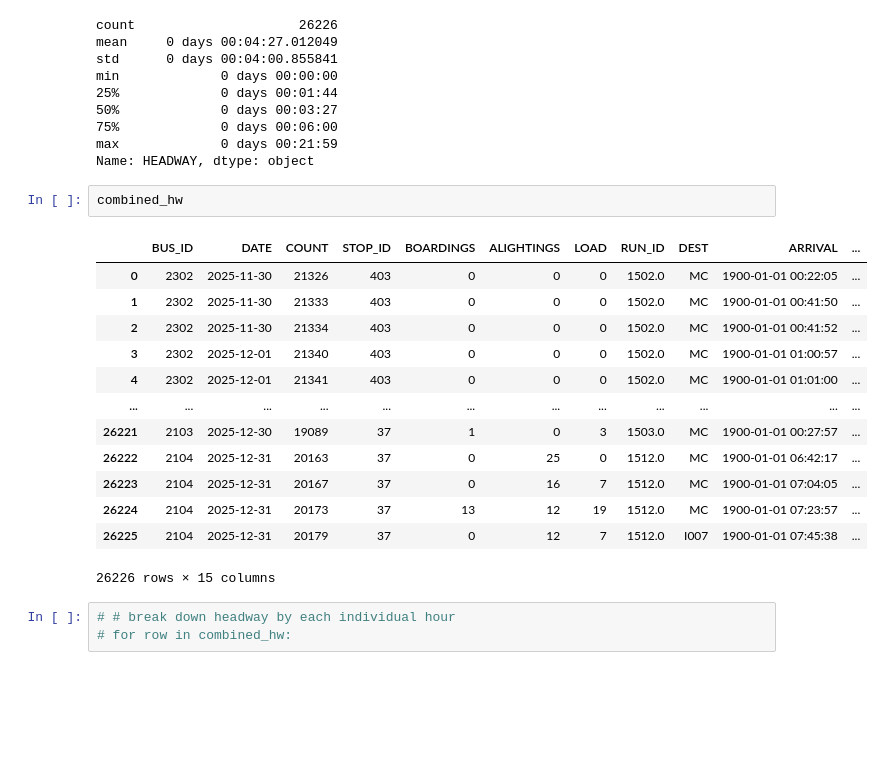
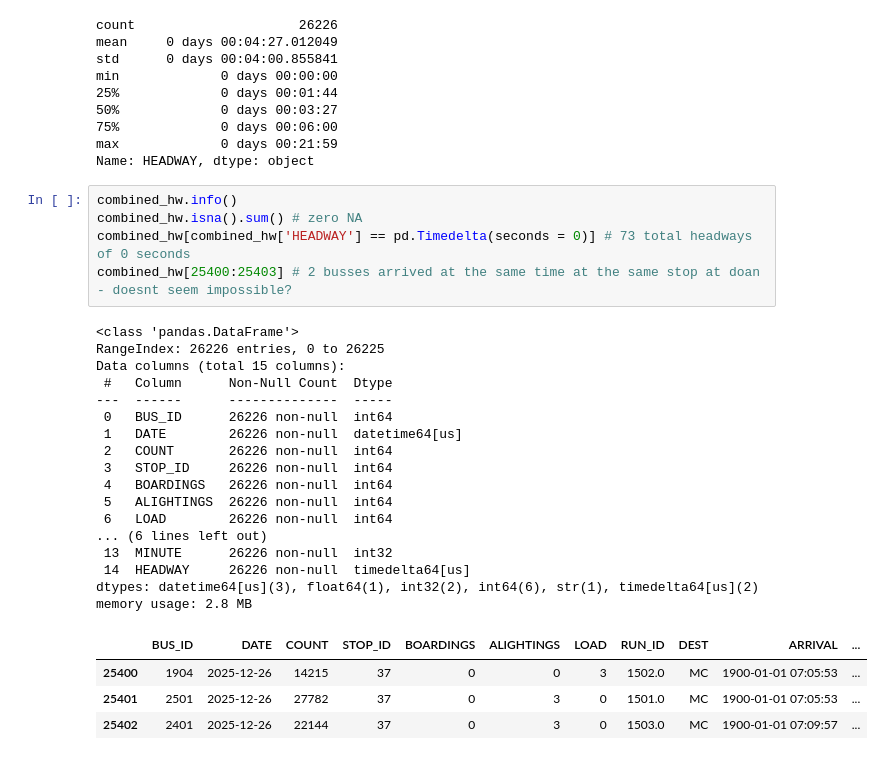
Before and after one commit to morgan1461/WMC-dashboard, a Jupyter notebook: main.ipynb, the cells around one changed output. Cells and saved outputs as stored; diff of their text form; blank space fills up the shorter version.

```diff
--- a/main.ipynb
+++ b/main.ipynb
@@ -366,21 +371,29 @@ min             0 days 00:00:00
 max             0 days 00:21:59
 Name: HEADWAY, dtype: object
 # %%
-combined_hw
+combined_hw.info()
+combined_hw.isna().sum() # zero NA
+combined_hw[combined_hw['HEADWAY'] == pd.Timedelta(seconds = 0)] # 73 total headways of 0 seconds
+combined_hw[25400:25403] # 2 busses arrived at the same time at the same stop at doan - doesnt seem impossible?
 # %% [output]
+<class 'pandas.DataFrame'>
+RangeIndex: 26226 entries, 0 to 26225
+Data columns (total 15 columns):
+ #   Column      Non-Null Count  Dtype
+---  ------      --------------  -----
+ 0   BUS_ID      26226 non-null  int64
+ 1   DATE        26226 non-null  datetime64[us]
+ 2   COUNT       26226 non-null  int64
+ 3   STOP_ID     26226 non-null  int64
+ 4   BOARDINGS   26226 non-null  int64
+ 5   ALIGHTINGS  26226 non-null  int64
+ 6   LOAD        26226 non-null  int64
+... (6 lines left out)
+ 13  MINUTE      26226 non-null  int32
+ 14  HEADWAY     26226 non-null  timedelta64[us]
+dtypes: datetime64[us](3), float64(1), int32(2), int64(6), str(1), timedelta64[us](2)
+memory usage: 2.8 MB
 |  | BUS_ID | DATE | COUNT | STOP_ID | BOARDINGS | ALIGHTINGS | LOAD | RUN_ID | DEST | ARRIVAL | ... |
-| 0 | 2302 | 2025-11-30 | 21326 | 403 | 0 | 0 | 0 | 1502.0 | MC | 1900-01-01 00:22:05 | ... |
-| 1 | 2302 | 2025-11-30 | 21333 | 403 | 0 | 0 | 0 | 1502.0 | MC | 1900-01-01 00:41:50 | ... |
-| 2 | 2302 | 2025-11-30 | 21334 | 403 | 0 | 0 | 0 | 1502.0 | MC | 1900-01-01 00:41:52 | ... |
-| 3 | 2302 | 2025-12-01 | 21340 | 403 | 0 | 0 | 0 | 1502.0 | MC | 1900-01-01 01:00:57 | ... |
-| 4 | 2302 | 2025-12-01 | 21341 | 403 | 0 | 0 | 0 | 1502.0 | MC | 1900-01-01 01:01:00 | ... |
-| ... | ... | ... | ... | ... | ... | ... | ... | ... | ... | ... | ... |
-| 26221 | 2103 | 2025-12-30 | 19089 | 37 | 1 | 0 | 3 | 1503.0 | MC | 1900-01-01 00:27:57 | ... |
-| 26222 | 2104 | 2025-12-31 | 20163 | 37 | 0 | 25 | 0 | 1512.0 | MC | 1900-01-01 06:42:17 | ... |
-| 26223 | 2104 | 2025-12-31 | 20167 | 37 | 0 | 16 | 7 | 1512.0 | MC | 1900-01-01 07:04:05 | ... |
-| 26224 | 2104 | 2025-12-31 | 20173 | 37 | 13 | 12 | 19 | 1512.0 | MC | 1900-01-01 07:23:57 | ... |
-| 26225 | 2104 | 2025-12-31 | 20179 | 37 | 0 | 12 | 7 | 1512.0 | I007 | 1900-01-01 07:45:38 | ... |
+| 25400 | 1904 | 2025-12-26 | 14215 | 37 | 0 | 0 | 3 | 1502.0 | MC | 1900-01-01 07:05:53 | ... |
+| 25401 | 2501 | 2025-12-26 | 27782 | 37 | 0 | 3 | 0 | 1501.0 | MC | 1900-01-01 07:05:53 | ... |
+| 25402 | 2401 | 2025-12-26 | 22144 | 37 | 0 | 3 | 0 | 1503.0 | MC | 1900-01-01 07:09:57 | ... |
-26226 rows × 15 columns
-# %%
-# # break down headway by each individual hour
-# for row in combined_hw:
```
Also changed, not shown: parts of 10 cells of this notebook.
